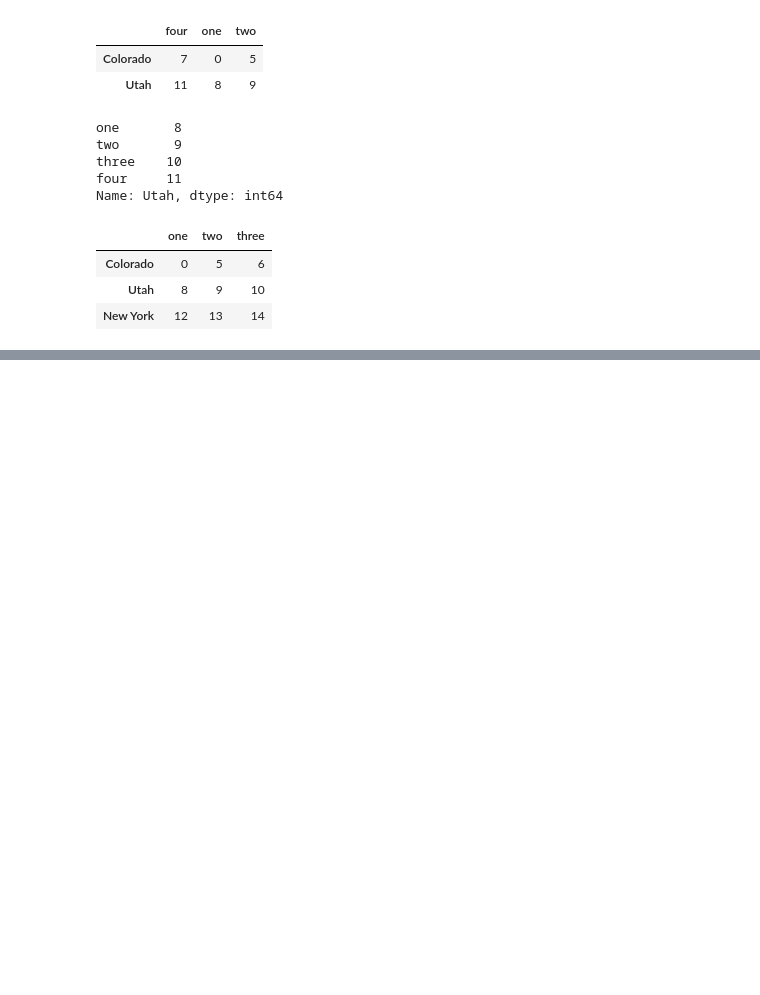
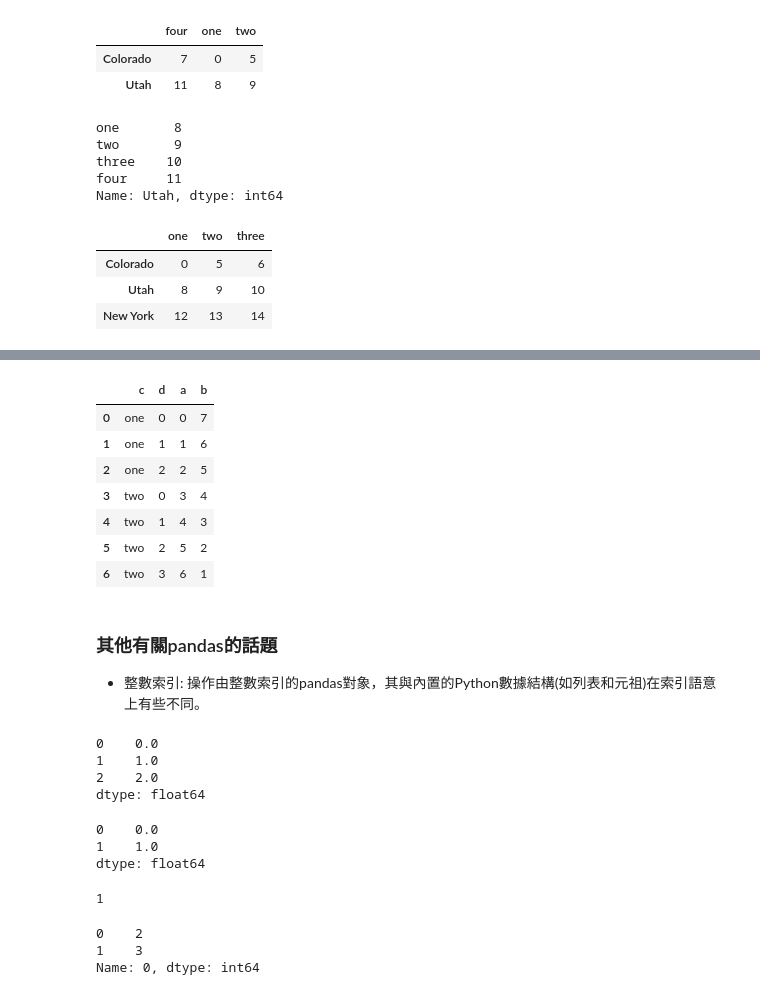
Before and after one commit to 0x90E/Data-Science, a Jupyter notebook: DataAnalysisBasic/Pandas Basic.ipynb, the cells around one changed output, grey strips where cells are left out. Saved outputs shown, nothing was run; the diff lists cells and outputs as text; code cells hidden in the pictures; blank space fills up the shorter version.

```diff
--- a/DataAnalysisBasic/Pandas Basic.ipynb
+++ b/DataAnalysisBasic/Pandas Basic.ipynb
@@ -736,0 +1853,45 @@ data.ix[data.three > 5, :3]
+# %%
+# reset_index將層次化索引的級別會被轉移到列裡面
+frame2.reset_index()
+# %% [output]
+|  | c | d | a | b |
+| 0 | one | 0 | 0 | 7 |
+| 1 | one | 1 | 1 | 6 |
+| 2 | one | 2 | 2 | 5 |
+| 3 | two | 0 | 3 | 4 |
+| 4 | two | 1 | 4 | 3 |
+| 5 | two | 2 | 5 | 2 |
+| 6 | two | 3 | 6 | 1 |
+# %% [markdown]
+### 其他有關pandas的話題
+- 整數索引: 操作由整數索引的pandas對象，其與內置的Python數據結構(如列表和元祖)在索引語意上有些不同。
+# %%
+# 在此種情況下，雖然pandas會參考到整數索引，但沒有哪種方法能夠既不引入任何BUG有安全有效地解決該問題
+ser = Series(np.arange(3.))
+ser
+# ser[-1]
+# %% [output]
+0    0.0
+1    1.0
+2    2.0
+dtype: float64
+# %%
+# 為了保持良好的一致性，若軸索引含有索引器，那麼根據整數進行數據選取的操作將總是面向標籤的，這也包括用ix進行切片
+ser.ix[:1]
+# %% [output]
+0    0.0
+1    1.0
+dtype: float64
+# %%
+# 若需要可靠的、不考慮索引類型的、基於位置的索引，可以使用Series的iloc或iat方法和DataFrame的iloc方法
+ser3 = Series(range(3), index=[-5, 1, 4])
+ser3.iloc[1]
+# %% [output]
+1
+# %%
+frame = DataFrame(np.arange(6).reshape(3, 2), index=[2, 0, 1])
+frame.iloc[1]
+# %% [output]
+0    2
+1    3
+Name: 0, dtype: int64
```
Also changed, not shown: parts of 136 cells of this notebook.
